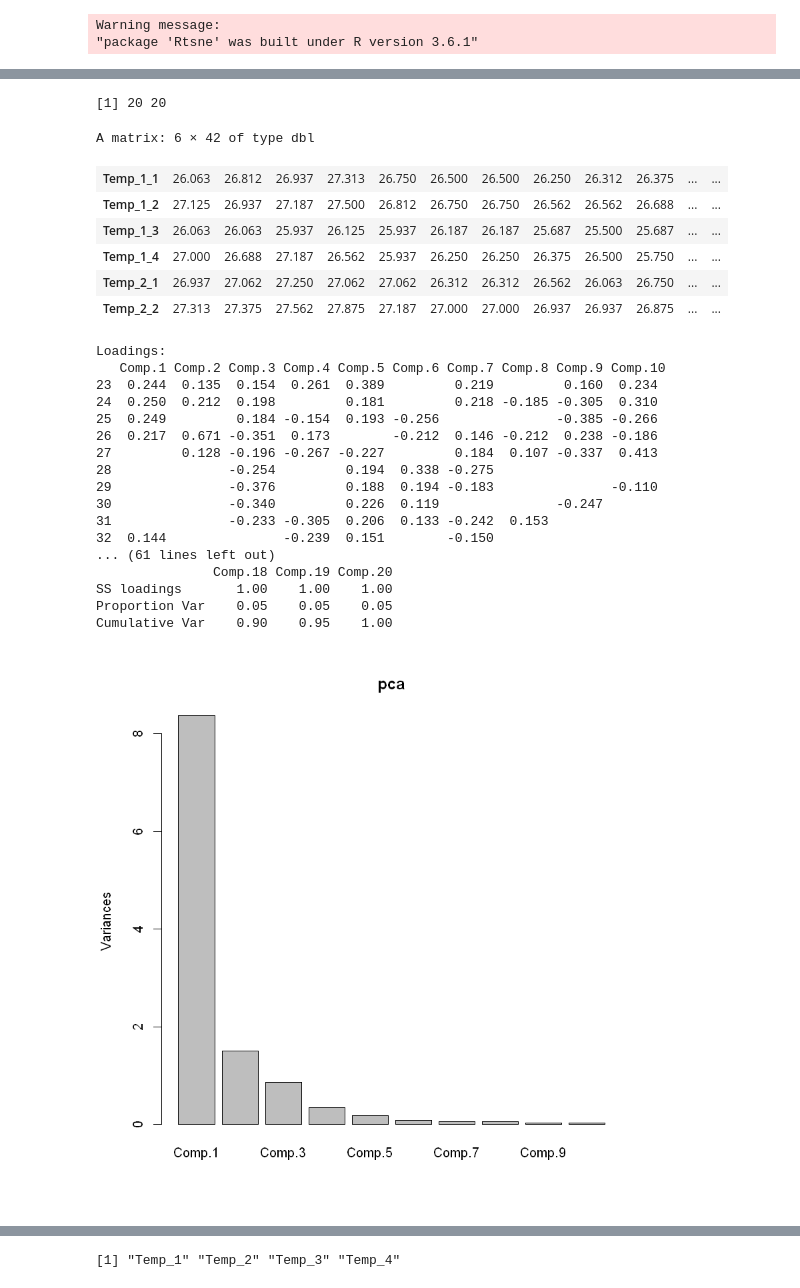
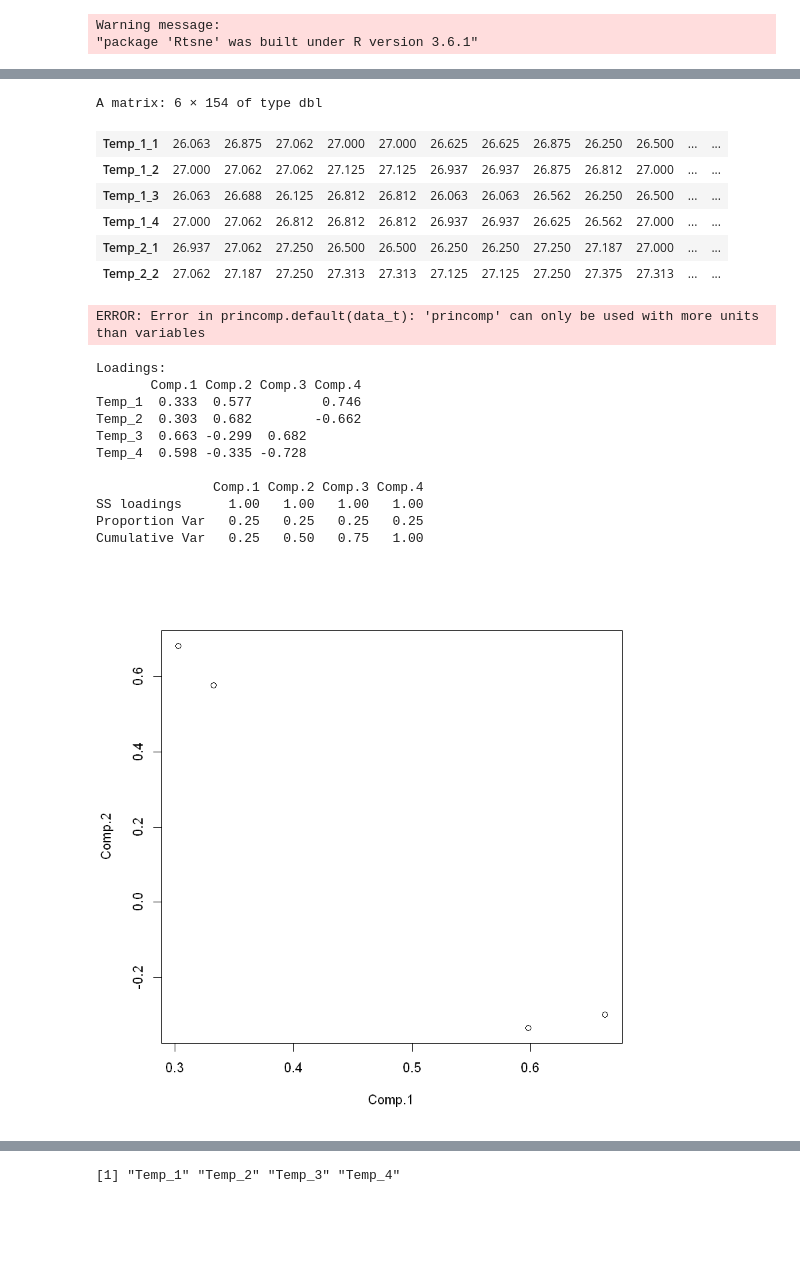
Before and after one commit to shreshthasarkar/Room_Temp, a Jupyter notebook: Clustering_R.ipynb, the cells around one changed output, grey strips where cells are left out. Cells and saved outputs as stored; diff of their text form; code cells hidden in the pictures; blank space fills up the shorter version.

```diff
--- a/Clustering_R.ipynb
+++ b/Clustering_R.ipynb
@@ -6,5 +6,5 @@ Warning message:
 # %%
 set.seed(1)
 # %%
-data <- read.csv(file="tempsensor_data_sim_sensors_15.csv", header=TRUE, sep=",")
+data <- read.csv(file="tempsensor_data_sim_sensors.csv", header=TRUE, sep=",")
 # %%
@@ -37,5 +22,3 @@ A matrix: 6 × 20 of type dbl
-# %%
-data=data[12:nrow(data),]
 # %%
 # data=data[,2:5]
 # %%
@@ -45,45 +26,35 @@ data=data[11:nrow(data),]
 data_t=t(data)
-# %%
-data_t=data_t[,3:ncol(data_t)]
-# %%
-dim(data_t)
-# %% [output]
-[1] 20 20
 # %%
 head(data_t)
 # %% [output]
-A matrix: 6 × 42 of type dbl
+A matrix: 6 × 154 of type dbl
-| Temp_1_1 | 26.063 | 26.812 | 26.937 | 27.313 | 26.750 | 26.500 | 26.500 | 26.250 | 26.312 | 26.375 | ... | ... |
-| Temp_1_2 | 27.125 | 26.937 | 27.187 | 27.500 | 26.812 | 26.750 | 26.750 | 26.562 | 26.562 | 26.688 | ... | ... |
-| Temp_1_3 | 26.063 | 26.063 | 25.937 | 26.125 | 25.937 | 26.187 | 26.187 | 25.687 | 25.500 | 25.687 | ... | ... |
-| Temp_1_4 | 27.000 | 26.688 | 27.187 | 26.562 | 25.937 | 26.250 | 26.250 | 26.375 | 26.500 | 25.750 | ... | ... |
-| Temp_2_1 | 26.937 | 27.062 | 27.250 | 27.062 | 27.062 | 26.312 | 26.312 | 26.562 | 26.063 | 26.750 | ... | ... |
-| Temp_2_2 | 27.313 | 27.375 | 27.562 | 27.875 | 27.187 | 27.000 | 27.000 | 26.937 | 26.937 | 26.875 | ... | ... |
+| Temp_1_1 | 26.063 | 26.875 | 27.062 | 27.000 | 27.000 | 26.625 | 26.625 | 26.875 | 26.250 | 26.500 | ... | ... |
+| Temp_1_2 | 27.000 | 27.062 | 27.062 | 27.125 | 27.125 | 26.937 | 26.937 | 26.875 | 26.812 | 27.000 | ... | ... |
+| Temp_1_3 | 26.063 | 26.688 | 26.125 | 26.812 | 26.812 | 26.063 | 26.063 | 26.562 | 26.250 | 26.500 | ... | ... |
+| Temp_1_4 | 27.000 | 27.062 | 26.812 | 26.812 | 26.812 | 26.937 | 26.937 | 26.625 | 26.562 | 27.000 | ... | ... |
+| Temp_2_1 | 26.937 | 27.062 | 27.250 | 26.500 | 26.500 | 26.250 | 26.250 | 27.250 | 27.187 | 27.000 | ... | ... |
+| Temp_2_2 | 27.062 | 27.187 | 27.250 | 27.313 | 27.313 | 27.125 | 27.125 | 27.250 | 27.375 | 27.313 | ... | ... |
 # %%
 pca=princomp(data_t)
+# %% [output]
+ERROR: Error in princomp.default(data_t): 'princomp' can only be used with more units than variables
 # %%
 l=pca$loadings
 # %%
 l
 # %% [output]
 Loadings:
-   Comp.1 Comp.2 Comp.3 Comp.4 Comp.5 Comp.6 Comp.7 Comp.8 Comp.9 Comp.10
-23  0.244  0.135  0.154  0.261  0.389         0.219         0.160  0.234
-24  0.250  0.212  0.198         0.181         0.218 -0.185 -0.305  0.310
-25  0.249         0.184 -0.154  0.193 -0.256               -0.385 -0.266
-26  0.217  0.671 -0.351  0.173        -0.212  0.146 -0.212  0.238 -0.186
-27         0.128 -0.196 -0.267 -0.227         0.184  0.107 -0.337  0.413
-28               -0.254         0.194  0.338 -0.275
-29               -0.376         0.188  0.194 -0.183               -0.110
-30               -0.340         0.226  0.119               -0.247
-31               -0.233 -0.305  0.206  0.133 -0.242  0.153
-32  0.144               -0.239  0.151        -0.150
-... (61 lines left out)
-               Comp.18 Comp.19 Comp.20
-SS loadings       1.00    1.00    1.00
-Proportion Var    0.05    0.05    0.05
-Cumulative Var    0.90    0.95    1.00
+       Comp.1 Comp.2 Comp.3 Comp.4
+Temp_1  0.333  0.577         0.746
+Temp_2  0.303  0.682        -0.662
+Temp_3  0.663 -0.299  0.682
+Temp_4  0.598 -0.335 -0.728
+
+               Comp.1 Comp.2 Comp.3 Comp.4
+SS loadings      1.00   1.00   1.00   1.00
+Proportion Var   0.25   0.25   0.25   0.25
+Cumulative Var   0.25   0.50   0.75   1.00
 # %%
-plot(pca)
+plot(l)
 # %% [output]
-[figure, old version]
+[figure, new version]
```
Also changed, not shown: parts of 12 cells of this notebook.
